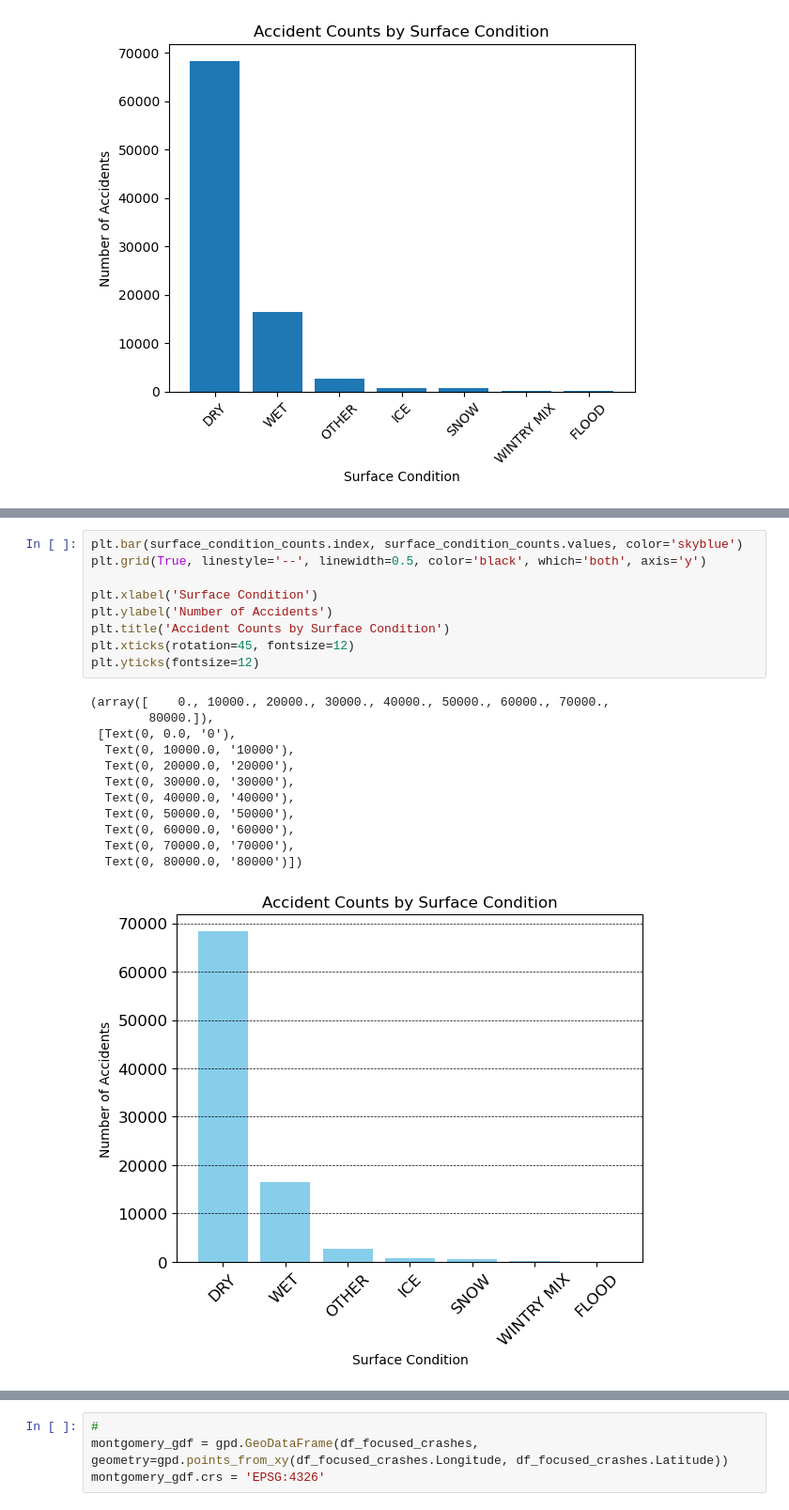
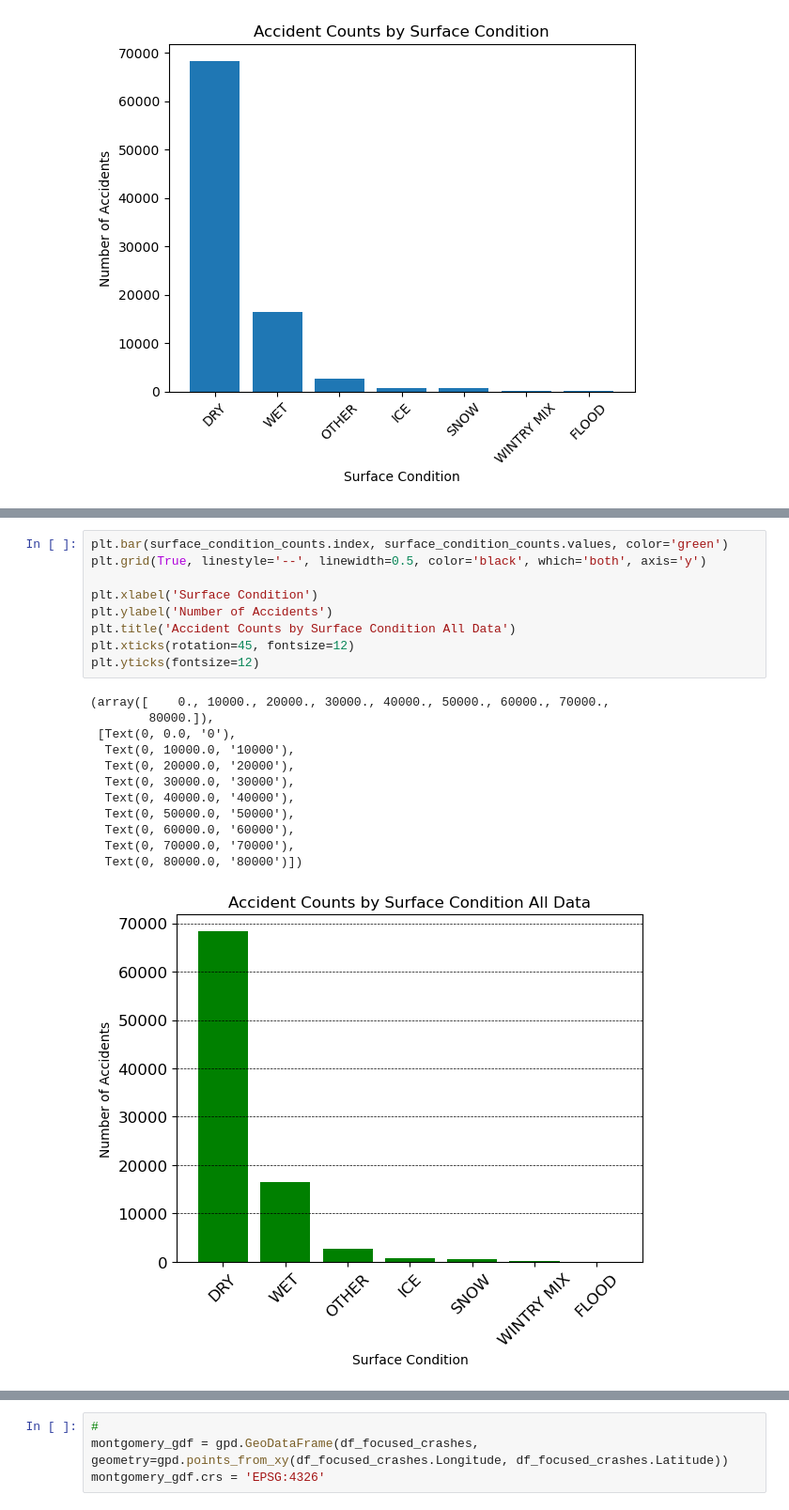
Before and after one commit to Brian-Hansen-Turton/module-9-project, a Jupyter notebook: Code/crashData.ipynb, the cells around one changed output, grey strips where cells are left out. Shown at 94% size. Cells and saved outputs as stored; diff of their text form.

```diff
--- a/Code/crashData.ipynb
+++ b/Code/crashData.ipynb
@@ -276,22 +331,22 @@ plt.show()
 # %%
-plt.bar(surface_condition_counts.index, surface_condition_counts.values, color='skyblue')
+plt.bar(surface_condition_counts.index, surface_condition_counts.values, color='green')
 plt.grid(True, linestyle='--', linewidth=0.5, color='black', which='both', axis='y')
 
 plt.xlabel('Surface Condition')
 plt.ylabel('Number of Accidents')
-plt.title('Accident Counts by Surface Condition')
+plt.title('Accident Counts by Surface Condition All Data')
 plt.xticks(rotation=45, fontsize=12)
 plt.yticks(fontsize=12)
 # %% [output]
 (array([    0., 10000., 20000., 30000., 40000., 50000., 60000., 70000.,
         80000.]),
  [Text(0, 0.0, '0'),
   Text(0, 10000.0, '10000'),
   Text(0, 20000.0, '20000'),
   Text(0, 30000.0, '30000'),
   Text(0, 40000.0, '40000'),
   Text(0, 50000.0, '50000'),
   Text(0, 60000.0, '60000'),
   Text(0, 70000.0, '70000'),
   Text(0, 80000.0, '80000')])
-[figure, old version]
+[figure, new version]
```
Also changed, not shown: parts of 13 cells of this notebook.
